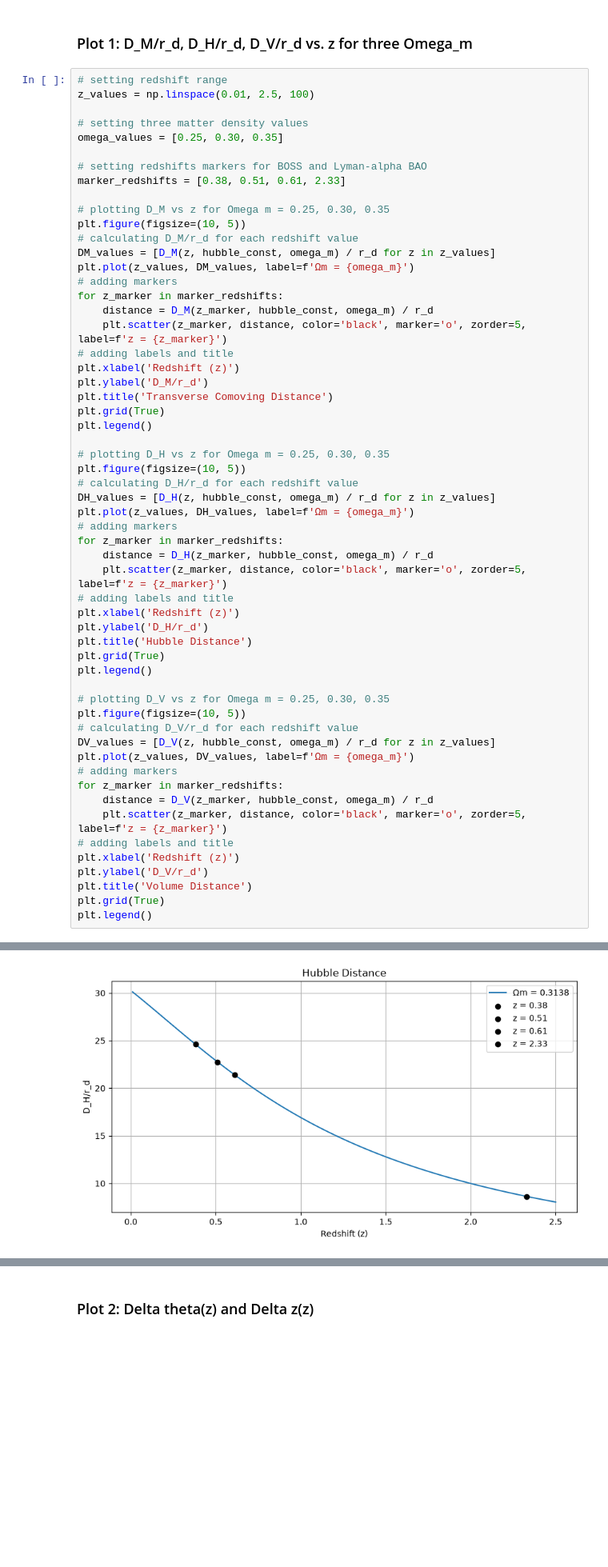
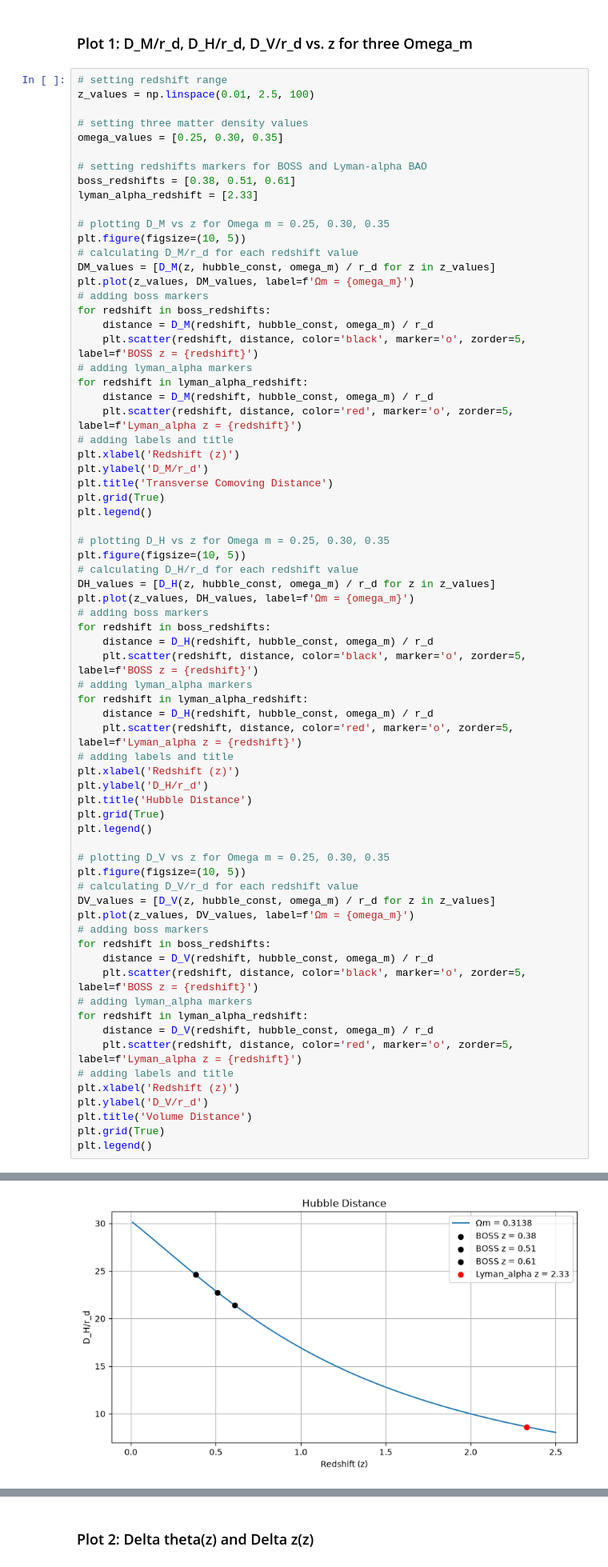
Before and after one commit to Ducky1423/Astron_5682_BAO, a Jupyter notebook: T5_BAO_Part2_starter-2 (1).ipynb, the cells around one changed output, grey strips where cells are left out. Shown at 80% size. Drawn from its saved outputs; the diff is of its cells as text; blank space fills up the shorter version.

```diff
--- a/T5_BAO_Part2_starter-2 (1).ipynb
+++ b/T5_BAO_Part2_starter-2 (1).ipynb
@@ -259,17 +259,22 @@ z_values = np.linspace(0.01, 2.5, 100)
 omega_values = [0.25, 0.30, 0.35]
 
 # setting redshifts markers for BOSS and Lyman-alpha BAO
-marker_redshifts = [0.38, 0.51, 0.61, 2.33]
+boss_redshifts = [0.38, 0.51, 0.61]
+lyman_alpha_redshift = [2.33]
 
 # plotting D_M vs z for Omega m = 0.25, 0.30, 0.35
 plt.figure(figsize=(10, 5))
 # calculating D_M/r_d for each redshift value
 DM_values = [D_M(z, hubble_const, omega_m) / r_d for z in z_values]
 plt.plot(z_values, DM_values, label=f'Ωm = {omega_m}')
-# adding markers
-for z_marker in marker_redshifts:
-    distance = D_M(z_marker, hubble_const, omega_m) / r_d
-    plt.scatter(z_marker, distance, color='black', marker='o', zorder=5, label=f'z = {z_marker}')
+# adding boss markers
+for redshift in boss_redshifts:
+    distance = D_M(redshift, hubble_const, omega_m) / r_d
+    plt.scatter(redshift, distance, color='black', marker='o', zorder=5, label=f'BOSS z = {redshift}')
+# adding lyman_alpha markers
+for redshift in lyman_alpha_redshift:
+    distance = D_M(redshift, hubble_const, omega_m) / r_d
+    plt.scatter(redshift, distance, color='red', marker='o', zorder=5, label=f'Lyman_alpha z = {redshift}')
 # adding labels and title
 plt.xlabel('Redshift (z)')
 plt.ylabel('D_M/r_d')
@@ -282,10 +287,14 @@ plt.figure(figsize=(10, 5))
 # calculating D_H/r_d for each redshift value
 DH_values = [D_H(z, hubble_const, omega_m) / r_d for z in z_values]
 plt.plot(z_values, DH_values, label=f'Ωm = {omega_m}')
-# adding markers
-for z_marker in marker_redshifts:
-    distance = D_H(z_marker, hubble_const, omega_m) / r_d
-    plt.scatter(z_marker, distance, color='black', marker='o', zorder=5, label=f'z = {z_marker}')
+# adding boss markers
+for redshift in boss_redshifts:
+    distance = D_H(redshift, hubble_const, omega_m) / r_d
+    plt.scatter(redshift, distance, color='black', marker='o', zorder=5, label=f'BOSS z = {redshift}')
+# adding lyman_alpha markers
+for redshift in lyman_alpha_redshift:
+    distance = D_H(redshift, hubble_const, omega_m) / r_d
+    plt.scatter(redshift, distance, color='red', marker='o', zorder=5, label=f'Lyman_alpha z = {redshift}')
 # adding labels and title
 plt.xlabel('Redshift (z)')
 plt.ylabel('D_H/r_d')
@@ -298,10 +307,14 @@ plt.figure(figsize=(10, 5))
 # calculating D_V/r_d for each redshift value
 DV_values = [D_V(z, hubble_const, omega_m) / r_d for z in z_values]
 plt.plot(z_values, DV_values, label=f'Ωm = {omega_m}')
-# adding markers
-for z_marker in marker_redshifts:
-    distance = D_V(z_marker, hubble_const, omega_m) / r_d
-    plt.scatter(z_marker, distance, color='black', marker='o', zorder=5, label=f'z = {z_marker}')
+# adding boss markers
+for redshift in boss_redshifts:
+    distance = D_V(redshift, hubble_const, omega_m) / r_d
+    plt.scatter(redshift, distance, color='black', marker='o', zorder=5, label=f'BOSS z = {redshift}')
+# adding lyman_alpha markers
+for redshift in lyman_alpha_redshift:
+    distance = D_V(redshift, hubble_const, omega_m) / r_d
+    plt.scatter(redshift, distance, color='red', marker='o', zorder=5, label=f'Lyman_alpha z = {redshift}')
 # adding labels and title
 plt.xlabel('Redshift (z)')
 plt.ylabel('D_V/r_d')
@@ -314 +327 @@ plt.legend()
-[figure, old version]
+[figure, new version]
```
Also changed, not shown: parts of 3 cells of this notebook.
